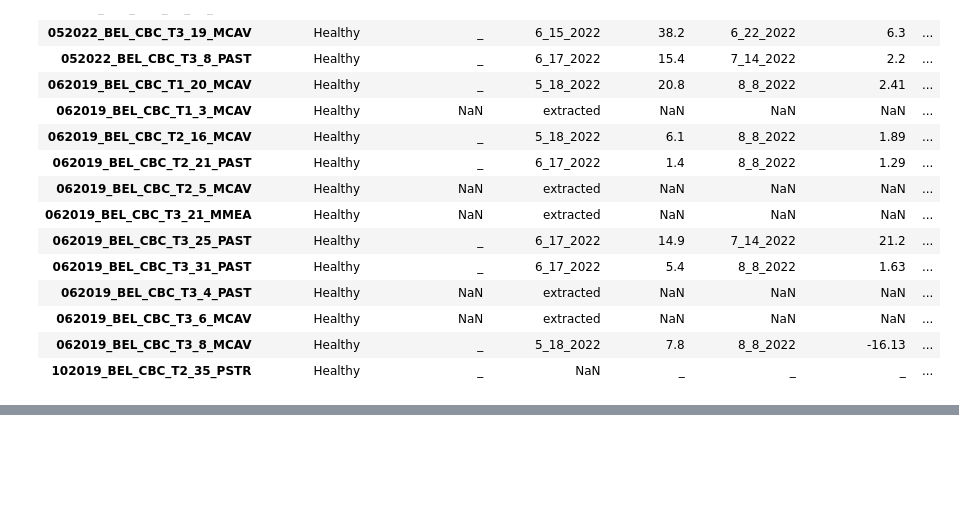
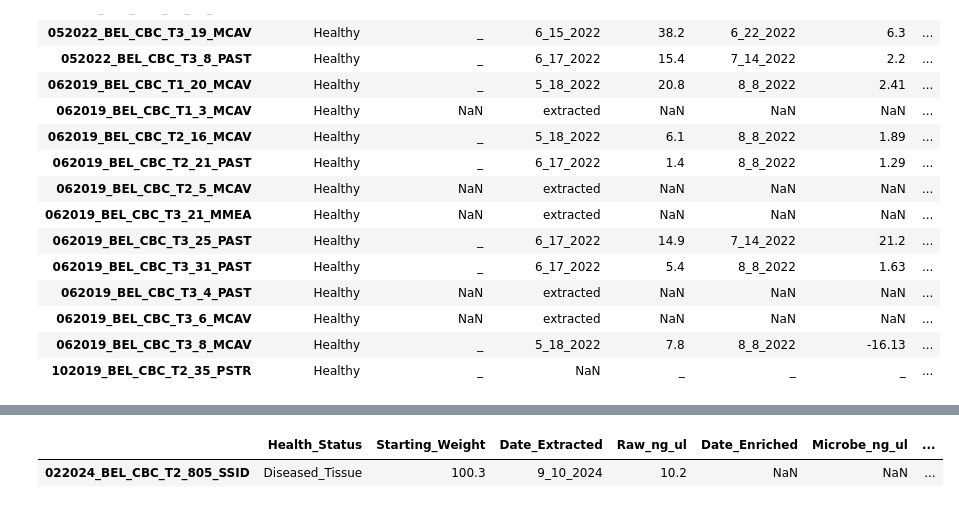
Before and after one commit to brookewicz/LabNotebook, a Jupyter notebook: 2019_2022_resequencing/Merge_reseq_meta.ipynb, the cells around one changed output, grey strips where cells are left out. Cells and saved outputs as stored; diff of their text form; code cells hidden in the pictures; blank space fills up the shorter version.

```diff
--- a/2019_2022_resequencing/Merge_reseq_meta.ipynb
+++ b/2019_2022_resequencing/Merge_reseq_meta.ipynb
@@ -177,0 +213,5 @@ meta.head()
+# %%
+meta.loc[meta.index=='022024_BEL_CBC_T2_805_SSID',]
+# %% [output]
+|  | Health_Status | Starting_Weight | Date_Extracted | Raw_ng_ul | Date_Enriched | Microbe_ng_ul | ... |
+| 022024_BEL_CBC_T2_805_SSID | Diseased_Tissue | 100.3 | 9_10_2024 | 10.2 | NaN | NaN | ... |
```
Also changed, not shown: parts of 24 cells of this notebook, 2 other files.
